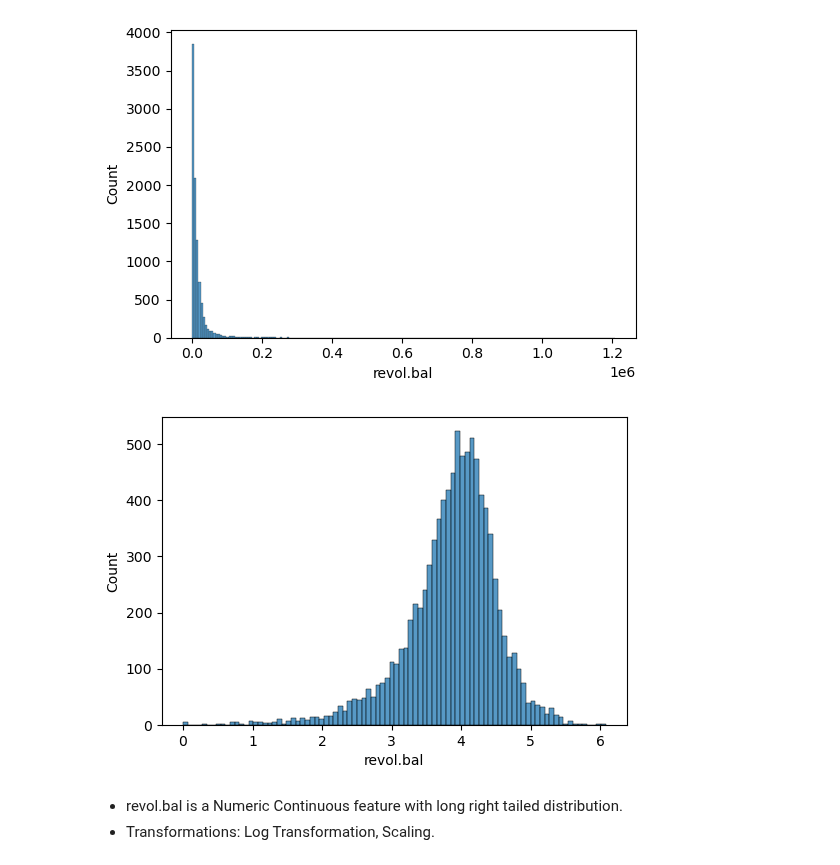
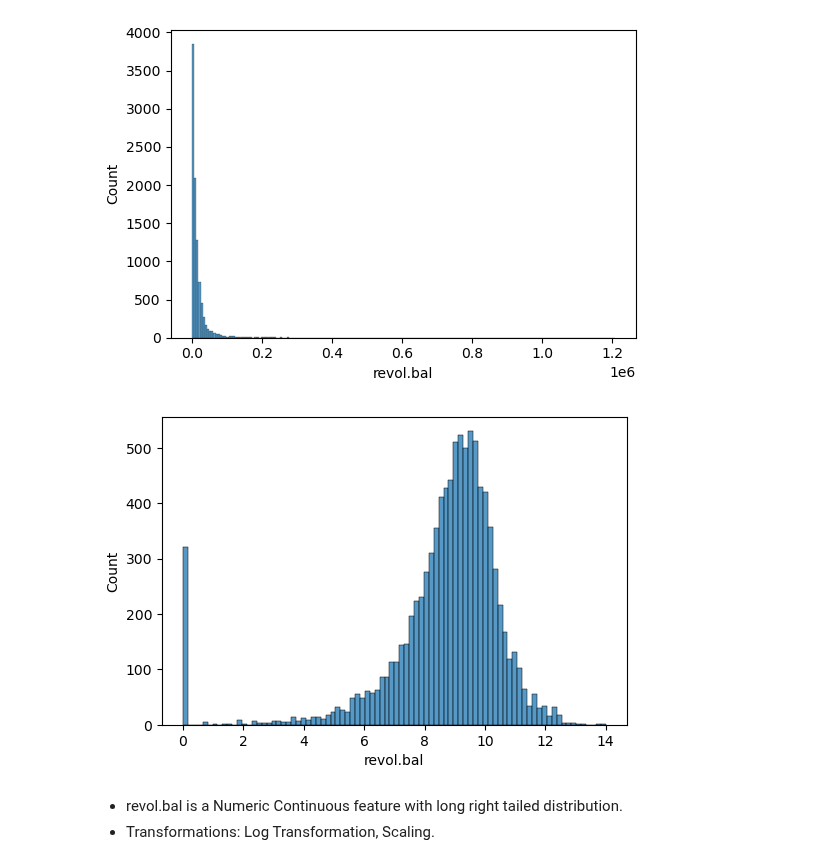
Before and after one commit to Shailya777/Learning-Logs, a Jupyter notebook: Machine_Learning/05_Decision_Trees_AND_Random_Forests/06_Practice_Project5(Loan Data).ipynb, the cells around one changed output. Cells and saved outputs as stored; diff of their text form; code cells hidden in the pictures.

```diff
--- a/Machine_Learning/05_Decision_Trees_AND_Random_Forests/06_Practice_Project5(Loan Data).ipynb
+++ b/Machine_Learning/05_Decision_Trees_AND_Random_Forests/06_Practice_Project5(Loan Data).ipynb
@@ -394,10 +409,10 @@ plt.show()
 [figure]
 # %%
 plt.figure(figsize= (6,4))
-sns.histplot(data= df['revol.bal'].apply(np.log10))
+sns.histplot(data= df['revol.bal'].apply(np.log1p))
 plt.show()
 # %% [output]
-[figure, old version]
+[figure, new version]
 # %% [markdown]
 - revol.bal is a Numeric Continuous feature with long right tailed distribution.
 - Transformations: Log Transformation, Scaling.
```
Also changed, not shown: parts of 11 cells of this notebook.
